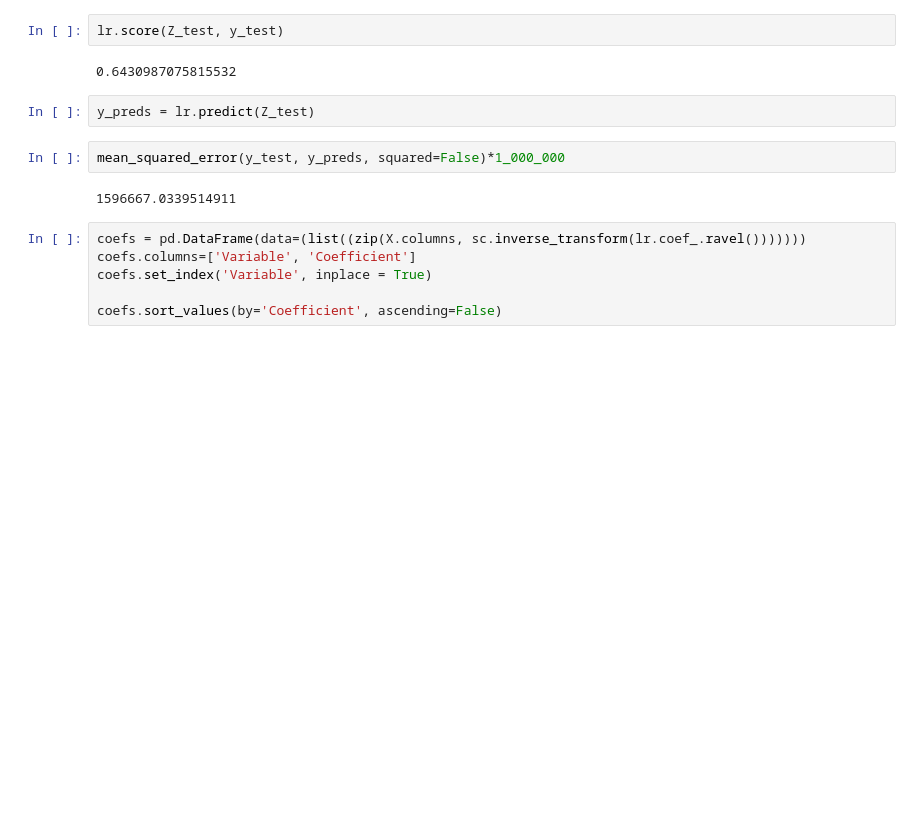
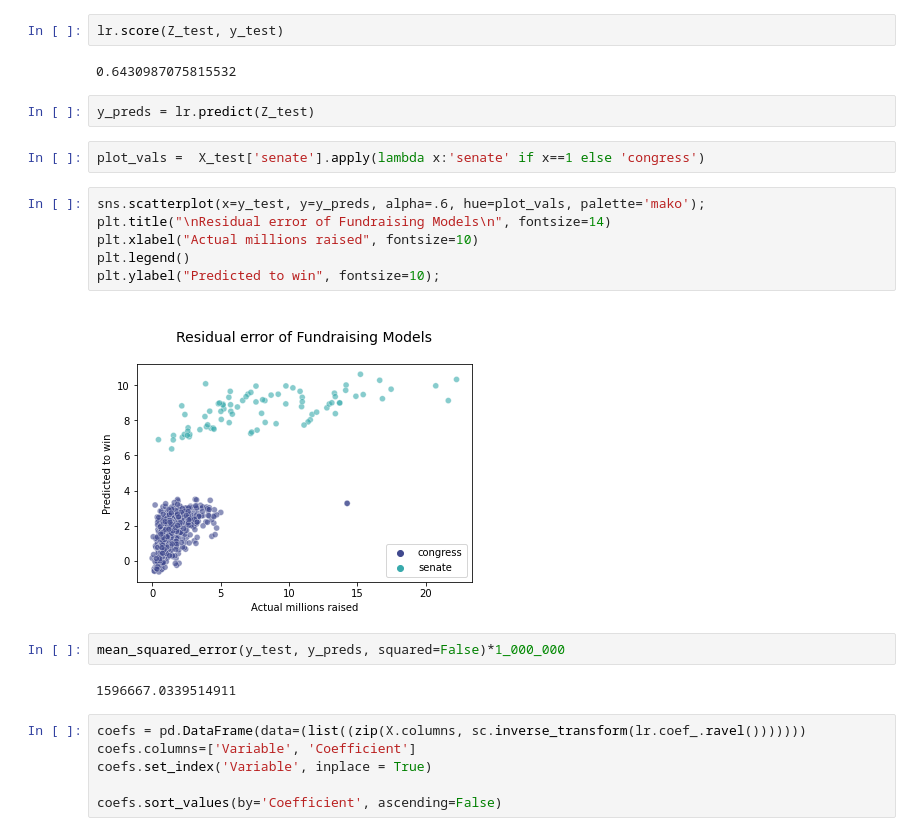
Before and after one commit to APascale2021/dsir_capstone, a Jupyter notebook: notebooks/03_Candidate_Models.ipynb, the cells around one changed output. Drawn from its saved outputs; the diff is of its cells as text; blank space fills up the shorter version.

```diff
--- a/notebooks/03_Candidate_Models.ipynb
+++ b/notebooks/03_Candidate_Models.ipynb
@@ -768,6 +768,16 @@ lr.score(Z_test, y_test)
 0.6430987075815532
 # %%
 y_preds = lr.predict(Z_test)
+# %%
+plot_vals =  X_test['senate'].apply(lambda x:'senate' if x==1 else 'congress')
+# %%
+sns.scatterplot(x=y_test, y=y_preds, alpha=.6, hue=plot_vals, palette='mako');
+plt.title("\nResidual error of Fundraising Models\n", fontsize=14)
+plt.xlabel("Actual millions raised", fontsize=10)
+plt.legend()
+plt.ylabel("Predicted to win", fontsize=10);
+# %% [output]
+[figure, added]
 # %%
 mean_squared_error(y_test, y_preds, squared=False)*1_000_000
 # %% [output]
```
Also changed, not shown: parts of 10 cells of this notebook, 1 other file.
